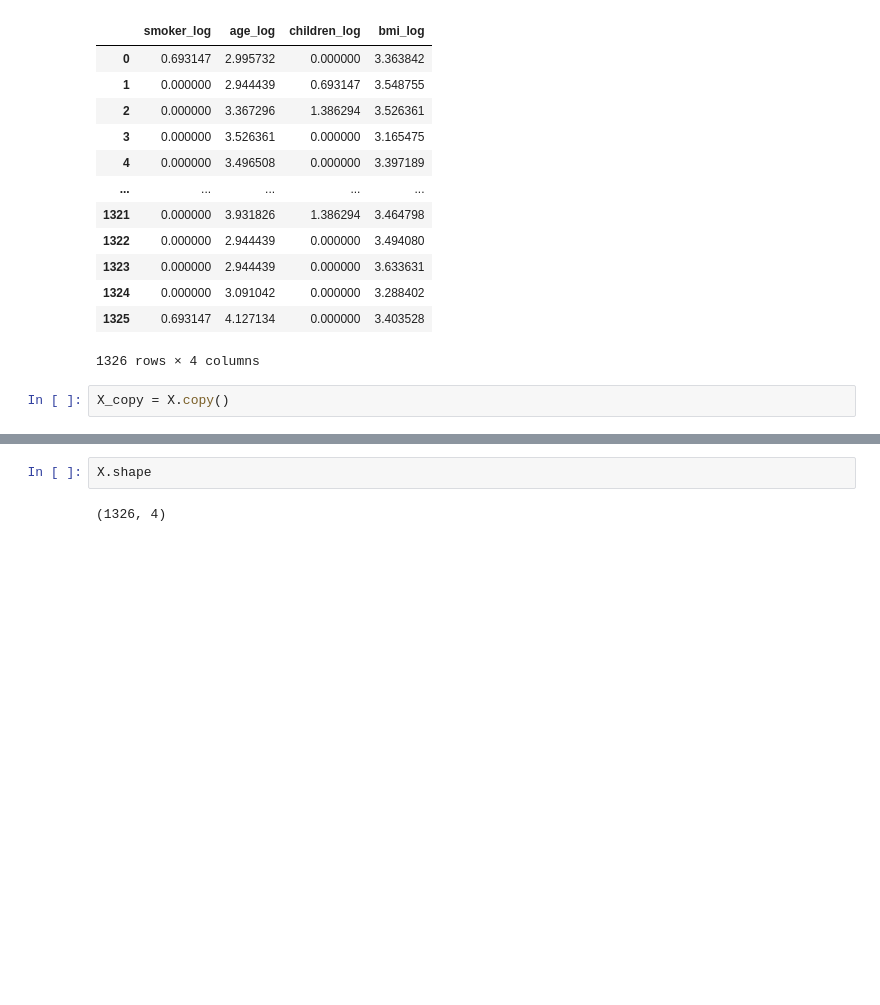
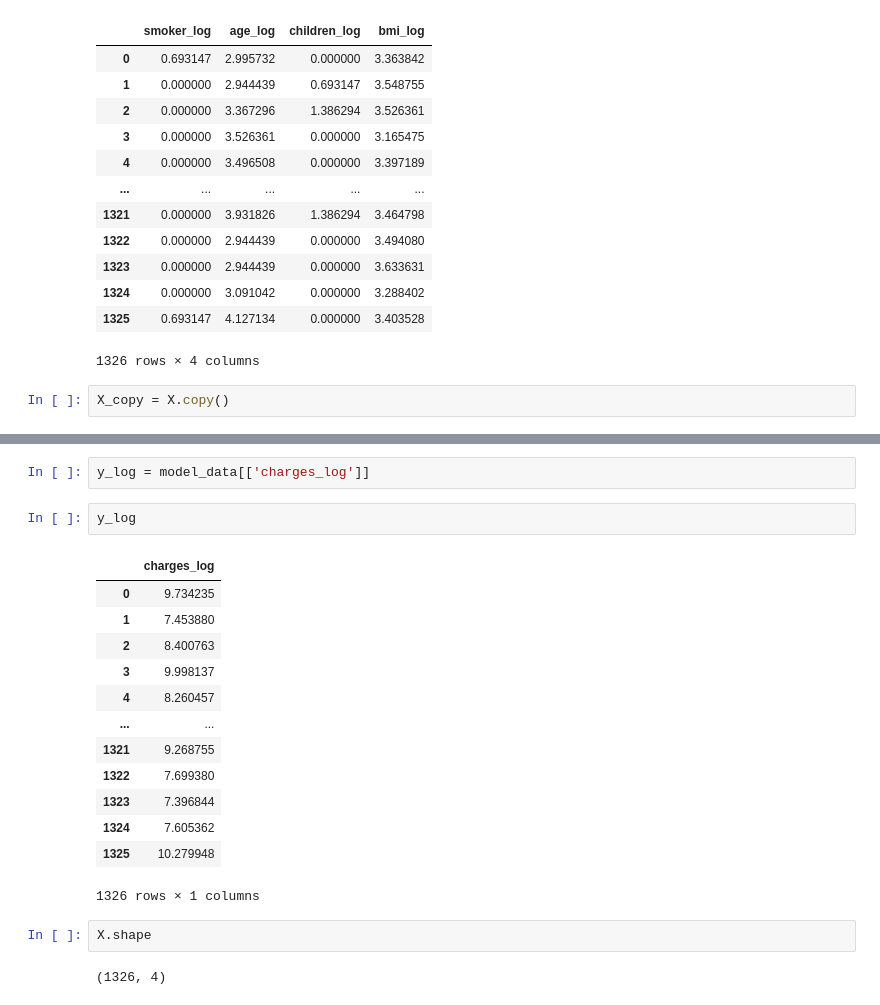
Before and after one commit to MichAdebayo/simplon_insurance_price_prediction, a Jupyter notebook: data_model.ipynb, the cells around one changed output, grey strips where cells are left out. Cells and saved outputs as stored; diff of their text form; blank space fills up the shorter version.

```diff
--- a/data_model.ipynb
+++ b/data_model.ipynb
@@ -91,3 +63,21 @@ y
+# %%
+y_log = model_data[['charges_log']]
+# %%
+y_log
+# %% [output]
+|  | charges_log |
+| 0 | 9.734235 |
+| 1 | 7.453880 |
+| 2 | 8.400763 |
+| 3 | 9.998137 |
+| 4 | 8.260457 |
+| ... | ... |
+| 1321 | 9.268755 |
+| 1322 | 7.699380 |
+| 1323 | 7.396844 |
+| 1324 | 7.605362 |
+| 1325 | 10.279948 |
+1326 rows × 1 columns
 # %%
 X.shape
 # %% [output]
```
Also changed, not shown: parts of 17 cells of this notebook, 1 other file.
